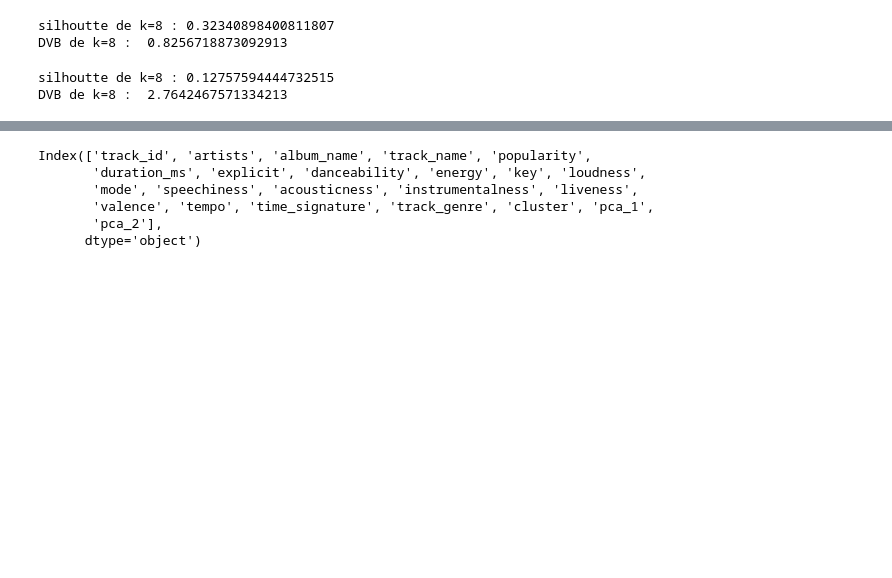
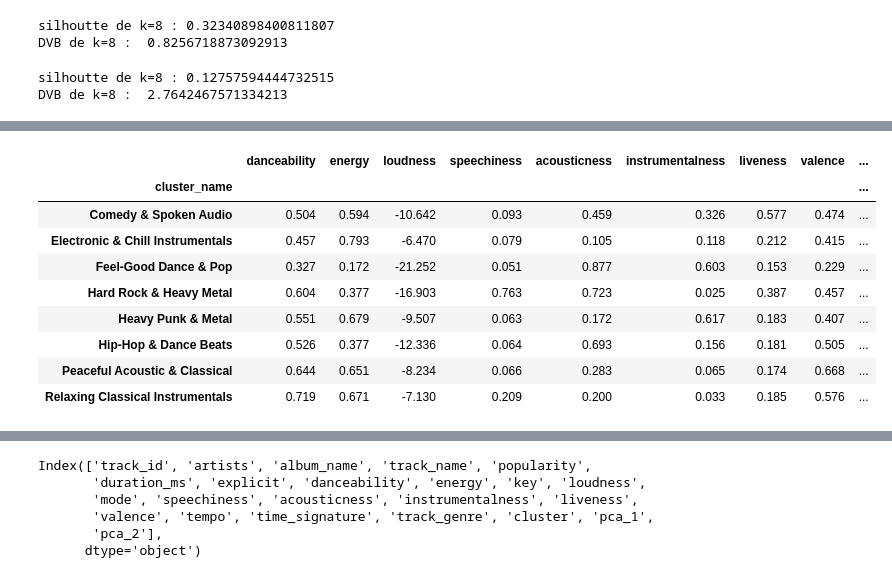
Before and after one commit to mohamed0barhoomi/Final_DATASC_Project, a Jupyter notebook: last_project.ipynb, the cells around one changed output, grey strips where cells are left out. Drawn from its saved outputs; the diff is of its cells as text; code cells hidden in the pictures; blank space fills up the shorter version.

```diff
--- a/last_project.ipynb
+++ b/last_project.ipynb
@@ -414,0 +399,9 @@ Name: count, dtype: int64
+# %%
+
+genre_df = pd.read_csv("data_by_genres.csv")
+print("Shape original :", genre_df.shape)
+
+genre_df = genre_df[genre_df["genres"].str.strip() != "[]"].copy()
+genre_df = genre_df.dropna(subset=["genres"]).reset_index(drop=True)
+print("Shape après nettoyage :", genre_df.shape)
+genre_df.head()
@@ -414,0 +417,4 @@ Name: count, dtype: int64
+# %%
+scaler_genre = StandardScaler()
+data_genre = scaler_genre.fit_transform(genre_df[fut_princ])
+print(data_genre)
@@ -414,0 +435,6 @@ Name: count, dtype: int64
+# %%
+km_genre = KMeans(n_clusters=8, random_state=42, n_init=10)
+genre_df["cluster"] = km_genre.fit_predict(data_genre)
+
+print("nbr des genres par cluster :")
+print(genre_df["cluster"].value_counts().sort_index())
@@ -414,0 +453,22 @@ Name: count, dtype: int64
+# %%
+CLUSTER_NAME = {
+    0:  "Electronic & Chill Instrumentals",
+    1:  "Peaceful Acoustic & Classical",
+    2:  "Feel-Good Dance & Pop",
+    3:  "Heavy Punk & Metal",
+    4:  "Hip-Hop & Dance Beats",
+    5:  "Comedy & Spoken Audio",
+    6:  "Relaxing Classical Instrumentals",
+    7:  "Hard Rock & Heavy Metal",
+    8:  "Acoustic Folk & Global Sounds",
+    9:  "Live & Experimental Music",
+    10: "Rock & Electronic Hits",
+    11: "Popular Pop & Indie",
+}
+
+genre_df["cluster_name"] = genre_df["cluster"].map(CLUSTER_NAME)
+
+for c, name in CLUSTER_NAME.items():
+    count = (genre_df["cluster"] == c).sum()
+    sample_genres = genre_df[genre_df["cluster"] == c]["genres"].tolist()[:4]
+    print(f"Cluster {c:2d} : {name:<40} nbr genre : {count:4d} genres | ex: {', '.join(sample_genres)}")
@@ -414,0 +488,14 @@ Name: count, dtype: int64
+# %%
+profile = genre_df.groupby("cluster_name")[fut_princ + ["popularity"]].mean().round(3)
+profile
+# %% [output]
+|  | danceability | energy | loudness | speechiness | acousticness | instrumentalness | liveness | valence | ... |
+| cluster_name |  |  |  |  |  |  |  |  | ... |
+| Comedy & Spoken Audio | 0.504 | 0.594 | -10.642 | 0.093 | 0.459 | 0.326 | 0.577 | 0.474 | ... |
+| Electronic & Chill Instrumentals | 0.457 | 0.793 | -6.470 | 0.079 | 0.105 | 0.118 | 0.212 | 0.415 | ... |
+| Feel-Good Dance & Pop | 0.327 | 0.172 | -21.252 | 0.051 | 0.877 | 0.603 | 0.153 | 0.229 | ... |
+| Hard Rock & Heavy Metal | 0.604 | 0.377 | -16.903 | 0.763 | 0.723 | 0.025 | 0.387 | 0.457 | ... |
+| Heavy Punk & Metal | 0.551 | 0.679 | -9.507 | 0.063 | 0.172 | 0.617 | 0.183 | 0.407 | ... |
+| Hip-Hop & Dance Beats | 0.526 | 0.377 | -12.336 | 0.064 | 0.693 | 0.156 | 0.181 | 0.505 | ... |
+| Peaceful Acoustic & Classical | 0.644 | 0.651 | -8.234 | 0.066 | 0.283 | 0.065 | 0.174 | 0.668 | ... |
+| Relaxing Classical Instrumentals | 0.719 | 0.671 | -7.130 | 0.209 | 0.200 | 0.033 | 0.185 | 0.576 | ... |
```
Also changed, not shown: parts of 17 cells of this notebook.
